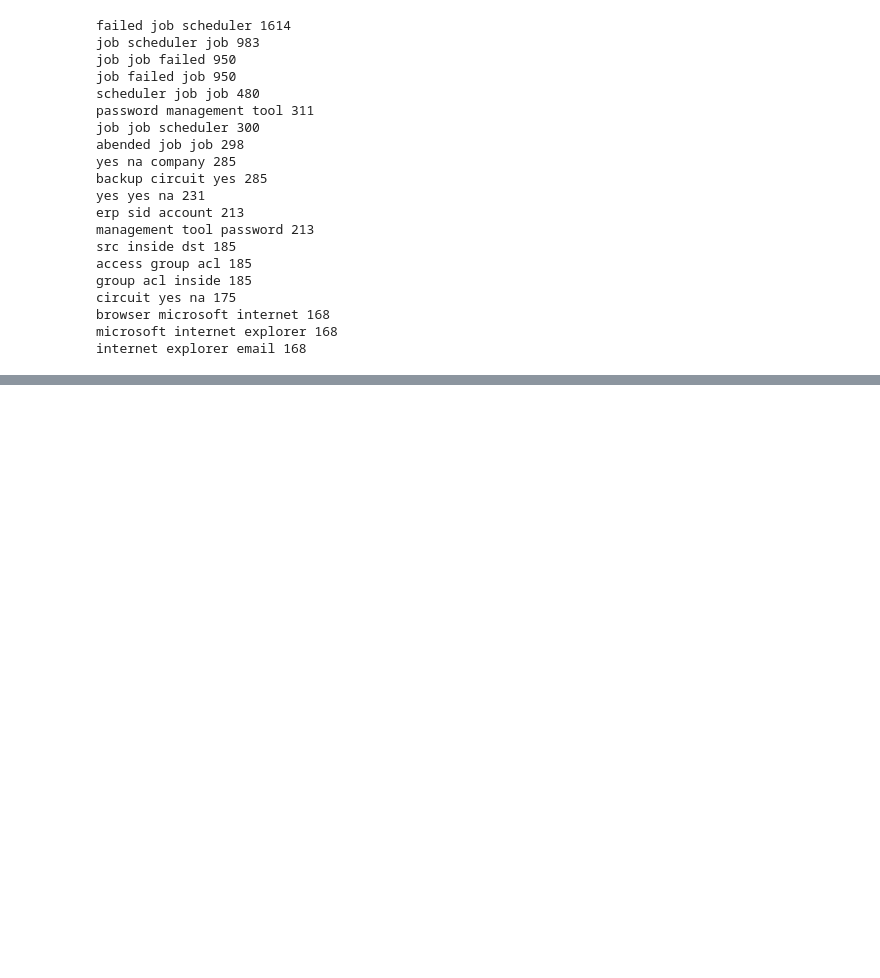
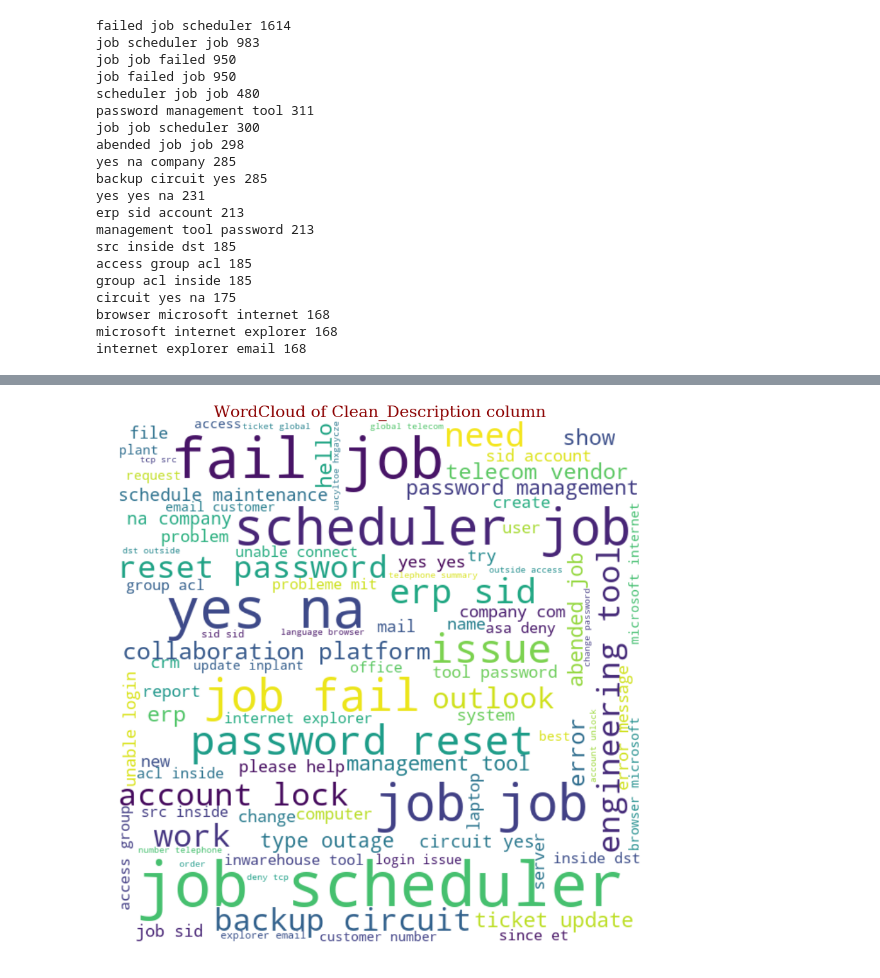
Before and after one commit to soumendrabagh/Automatic-Ticket-Generation-NLP, a Jupyter notebook: NLP_Automatic_Ticket_Assignment.ipynb, the cells around one changed output, grey strips where cells are left out. Drawn from its saved outputs; the diff is of its cells as text; code cells hidden in the pictures; blank space fills up the shorter version.

```diff
--- a/NLP_Automatic_Ticket_Assignment.ipynb
+++ b/NLP_Automatic_Ticket_Assignment.ipynb
@@ -350,0 +377,33 @@ internet explorer email 168
+# %%
+def get_wordnet_pos(word):
+    """Map POS tag to first character lemmatize() accepts"""
+    tag = nltk.pos_tag([word])[0][1][0].upper()
+    tag_dict = {"J": wordnet.ADJ,
+                "N": wordnet.NOUN,
+                "V": wordnet.VERB,
+                "R": wordnet.ADV}
+
+    return tag_dict.get(tag, wordnet.NOUN)
+
+processed_all_documents = []
+for row in df['Complete_Description']:
+    word_tokens = word_tokenize(row)
+#     print(word_tokens)
+
+    filtered_sentence = []
+
+    # Removing Stopwords
+    for w in word_tokens:
+        if w not in stop_words:
+            filtered_sentence.append(w)
+
+    # Lemmetization
+    lemma_word = []
+    wordnet_lemmatizer = WordNetLemmatizer()
+    for w in filtered_sentence:
+        word = wordnet_lemmatizer.lemmatize(w, get_wordnet_pos(w))
+        lemma_word.append(word)
+    words = ' '.join(lemma_word)
+    processed_all_documents.append(words)
+# %%
+df['Clean_Description'] = processed_all_documents
@@ -350,0 +419,4 @@ internet explorer email 168
+# %%
+# Adding Word count and Description Length
+df['clean_review_len'] = df['Clean_Description'].astype(str).apply(len)
+df['clean_word_count'] = df['Clean_Description'].apply(lambda x: len(str(x).split()))
@@ -350,0 +432,4 @@ internet explorer email 168
+# %%
+word_cloud_visulization(df['Clean_Description'], "Clean_Description", stopword=True)
+# %% [output]
+[figure, added]
```
Also changed, not shown: parts of 26 cells of this notebook.
